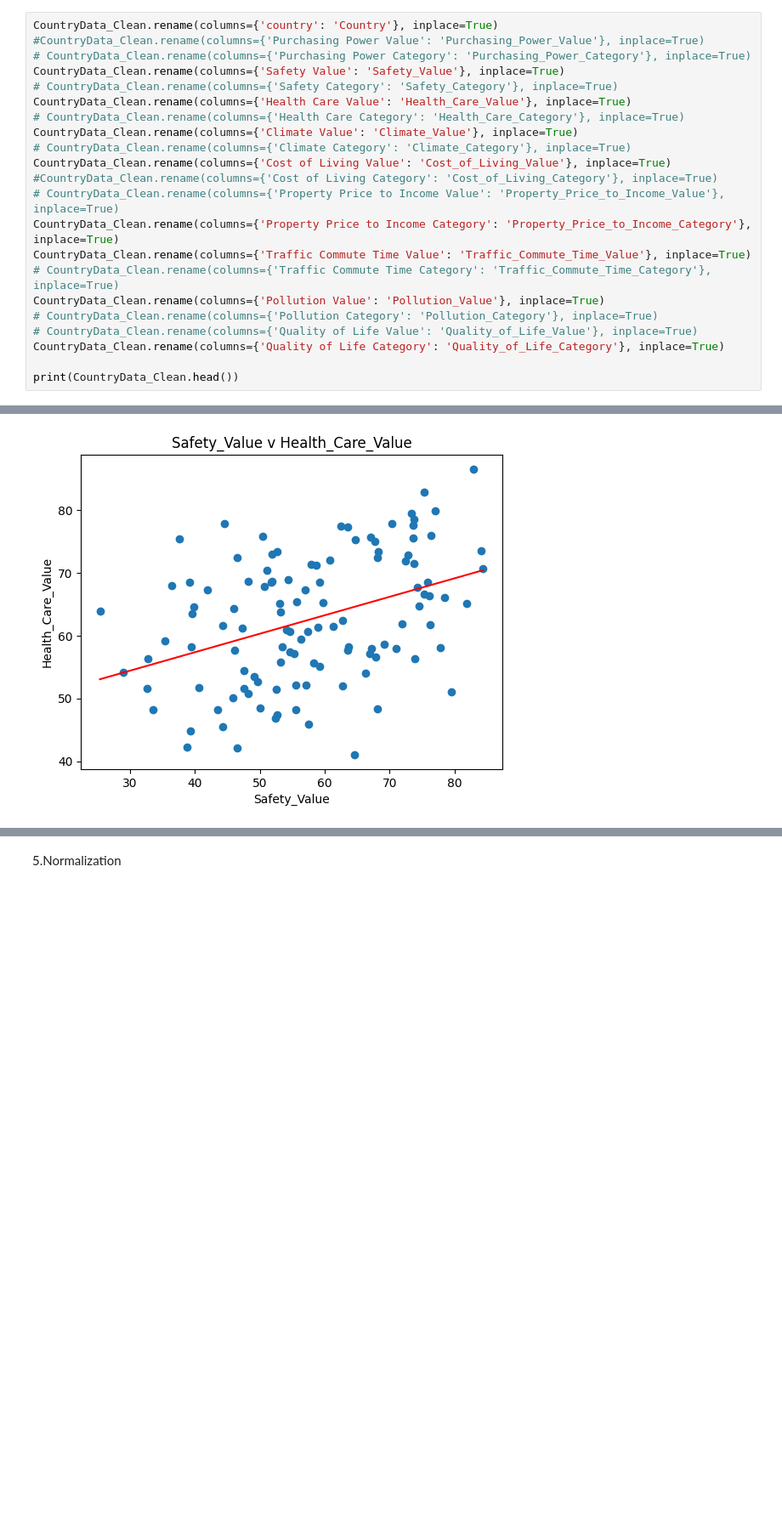
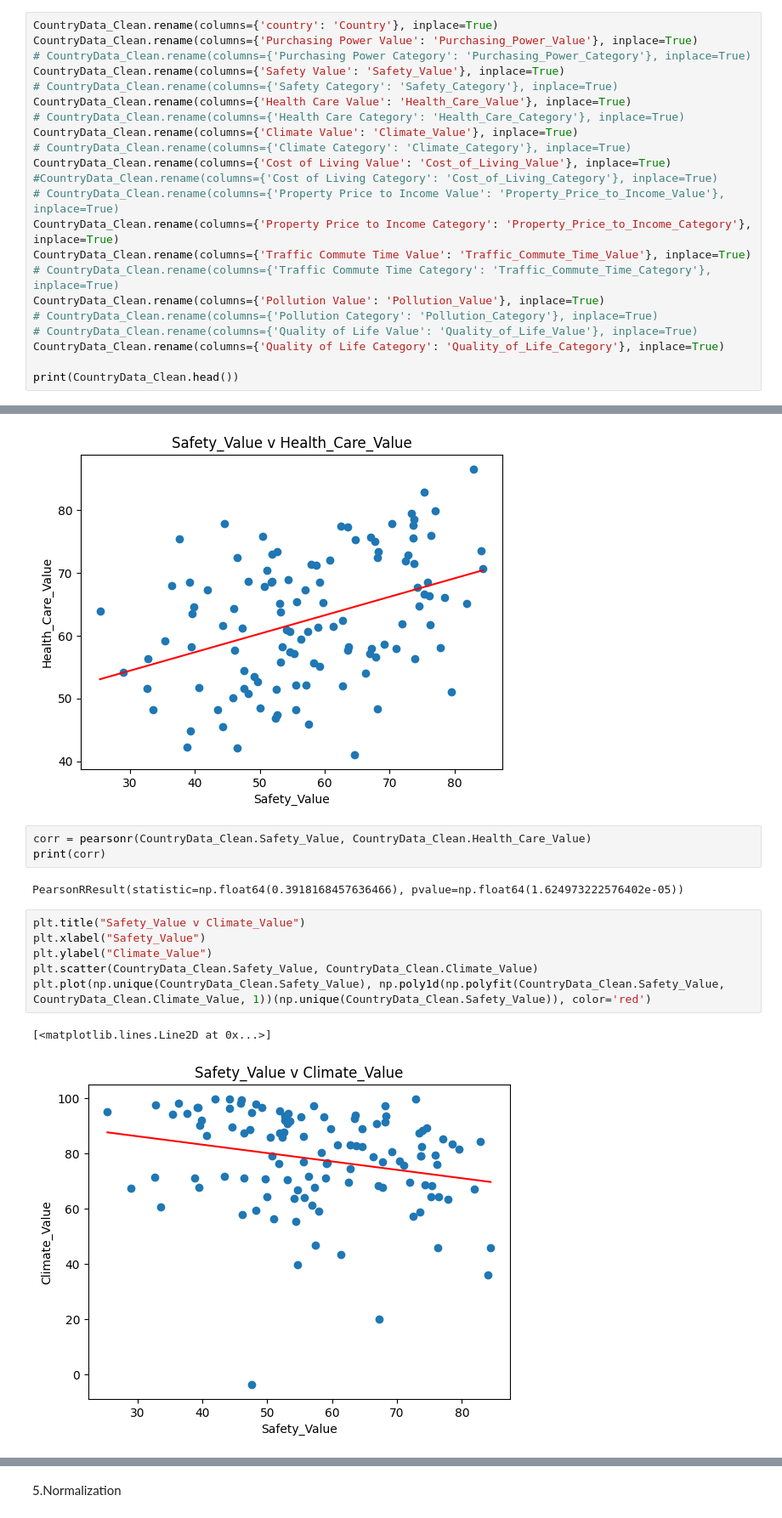
Before and after one commit to NojusMat/DataVisCA1, a Jupyter notebook: DataVisCA1_NojusMatusevicius_SD4A.ipynb, the cells around one changed output, grey strips where cells are left out. Shown at 85% size. Drawn from its saved outputs; the diff is of its cells as text; blank space fills up the shorter version.

```diff
--- a/DataVisCA1_NojusMatusevicius_SD4A.ipynb
+++ b/DataVisCA1_NojusMatusevicius_SD4A.ipynb
@@ -347,7 +346,7 @@ See the caveats in the documentation: https://pandas.pydata.org/pandas-docs/stab
   CountryData_Clean['Quality of Life Category'] = CountryData_Clean['Quality of Life Category'].replace(quality_of_life_category_map)
 # %%
 CountryData_Clean.rename(columns={'country': 'Country'}, inplace=True)
-#CountryData_Clean.rename(columns={'Purchasing Power Value': 'Purchasing_Power_Value'}, inplace=True)
+CountryData_Clean.rename(columns={'Purchasing Power Value': 'Purchasing_Power_Value'}, inplace=True)
 # CountryData_Clean.rename(columns={'Purchasing Power Category': 'Purchasing_Power_Category'}, inplace=True)
 CountryData_Clean.rename(columns={'Safety Value': 'Safety_Value'}, inplace=True)
 # CountryData_Clean.rename(columns={'Safety Category': 'Safety_Category'}, inplace=True)
@@ -507,3 +530,17 @@ plt.plot(np.unique(CountryData_Clean.Safety_Value), np.poly1d(np.polyfit(Country
 # %% [output]
 [<matplotlib.lines.Line2D at 0x...>]
 [figure]
+# %%
+corr = pearsonr(CountryData_Clean.Safety_Value, CountryData_Clean.Health_Care_Value)
+print(corr)
+# %% [output]
+PearsonRResult(statistic=np.float64(0.3918168457636466), pvalue=np.float64(1.624973222576402e-05))
+# %%
+plt.title("Safety_Value v Climate_Value")
+plt.xlabel("Safety_Value")
+plt.ylabel("Climate_Value")
+plt.scatter(CountryData_Clean.Safety_Value, CountryData_Clean.Climate_Value)
+plt.plot(np.unique(CountryData_Clean.Safety_Value), np.poly1d(np.polyfit(CountryData_Clean.Safety_Value, CountryData_Clean.Climate_Value, 1))(np.unique(CountryData_Clean.Safety_Value)), color='red')
+# %% [output]
+[<matplotlib.lines.Line2D at 0x...>]
+[figure, added]
```
Also changed, not shown: parts of 70 cells of this notebook.
